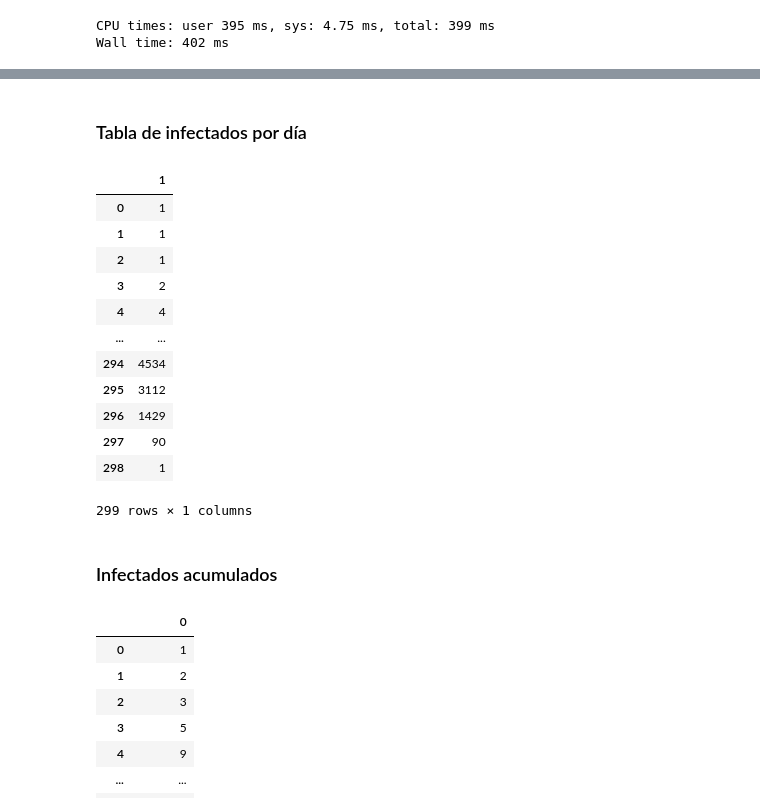
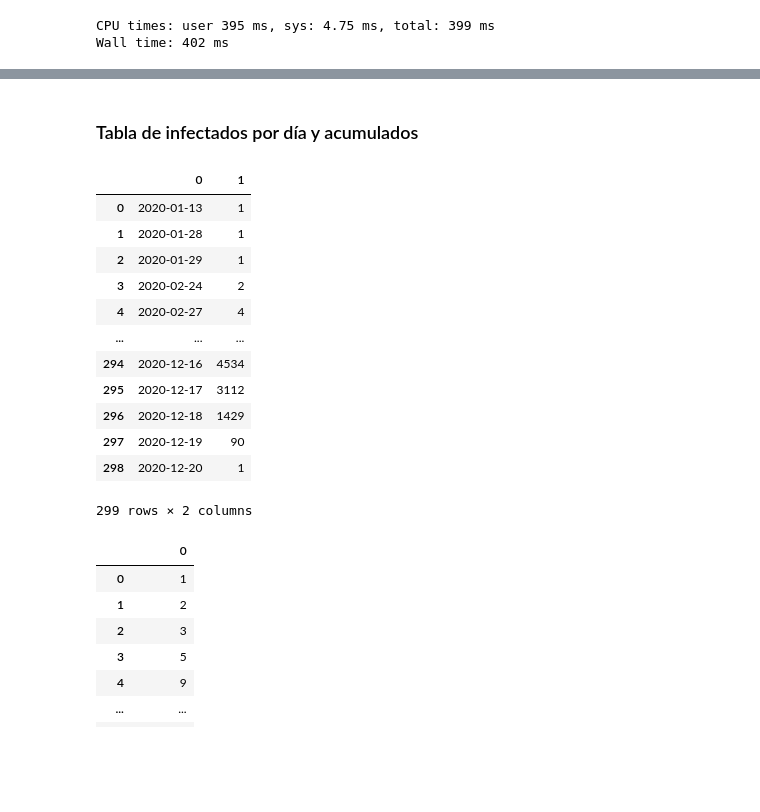
Before and after one commit to 8kta/proyecto2ML, a Jupyter notebook: Mexico.ipynb, the cells around one changed output, grey strips where cells are left out. Drawn from its saved outputs; the diff is of its cells as text; code cells hidden in the pictures; blank space fills up the shorter version.

```diff
--- a/Mexico.ipynb
+++ b/Mexico.ipynb
@@ -242,26 +278,24 @@ muer_acum
 # %% [markdown]
-### Tabla de infectados por día
+### Tabla de infectados por día y acumulados
 # %%
-infect_acum = pd.DataFrame(lstinfect)
-infect_acum = infect_acum
+infect_dia = pd.DataFrame(lstinfect)
+# le quito la fecha porque lo reconoce como string y marcaba un error en el modelo
 infectdia_sinfecha = infect_acum.drop([0], axis = 1)
-infectdia_sinfecha
+infect_dia
 # %% [output]
-|  | 1 |
-| 0 | 1 |
-| 1 | 1 |
-| 2 | 1 |
-| 3 | 2 |
-| 4 | 4 |
-| ... | ... |
-| 294 | 4534 |
-| 295 | 3112 |
-| 296 | 1429 |
-| 297 | 90 |
-| 298 | 1 |
+|  | 0 | 1 |
+| 0 | 2020-01-13 | 1 |
+| 1 | 2020-01-28 | 1 |
+| 2 | 2020-01-29 | 1 |
+| 3 | 2020-02-24 | 2 |
+| 4 | 2020-02-27 | 4 |
+| ... | ... | ... |
+| 294 | 2020-12-16 | 4534 |
+| 295 | 2020-12-17 | 3112 |
+| 296 | 2020-12-18 | 1429 |
+| 297 | 2020-12-19 | 90 |
+| 298 | 2020-12-20 | 1 |
-299 rows × 1 columns
+299 rows × 2 columns
-# %% [markdown]
-### Infectados acumulados
 # %%
 infacumulados = []
 total = 0
```
Also changed, not shown: parts of 16 cells of this notebook, 1 other file.
